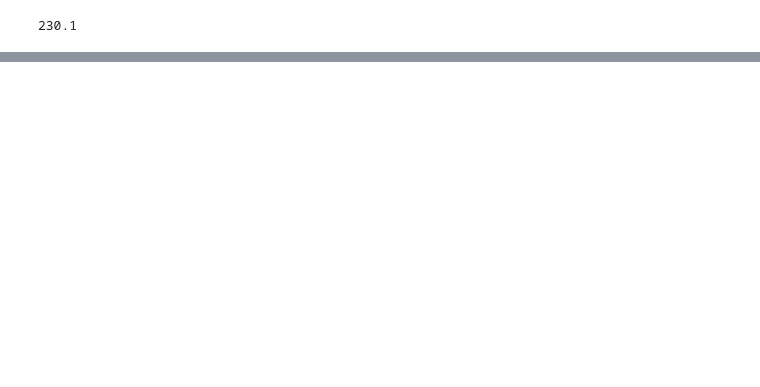
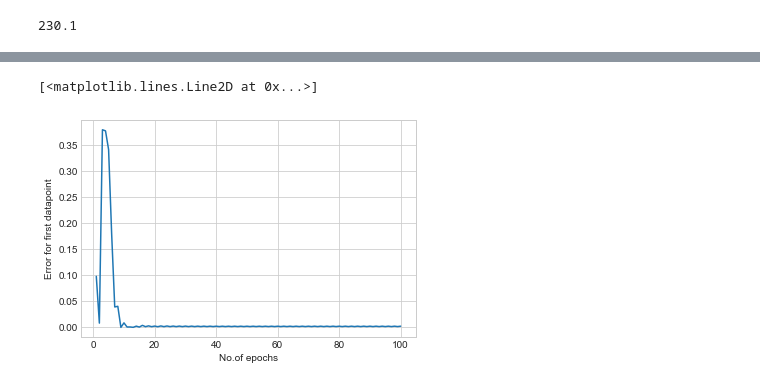
Before and after one commit to manju838/NN_Class_Assignments, a Jupyter notebook: advertising.ipynb, the cells around one changed output, grey strips where cells are left out. Saved outputs shown, nothing was run; the diff lists cells and outputs as text; code cells hidden in the pictures; blank space fills up the shorter version.

```diff
--- a/advertising.ipynb
+++ b/advertising.ipynb
@@ -55,0 +66,4 @@ NI = Network_Initialiser(data)
+# %%
+scaled_data = {"TV":scale(data.iloc[:,1],-1,1), "Radio":scale(data.iloc[:,2],-1,1), "Newspaper":scale(data.iloc[:,3],-1,1), "Sales":scale(data.iloc[:,4],0,1) }
+scaled_frame = pd.DataFrame(data = scaled_data) #Scaled_frame is dataframe created with scaled data,I used fn. defined earlier to scale data
+scaled_frame
@@ -55,0 +84,3 @@ NI = Network_Initialiser(data)
+# %%
+randomised_scale = scaled_frame.sample(frac=1, random_state = 1)
+randomised_scale ##randomised_scale is dataframe created after randomising data,I used .saample() fn. to sample data
@@ -55,0 +108,9 @@ NI = Network_Initialiser(data)
+# %%
+X = []
+for i in range(len(randomised_scale.iloc[:,:-1])):
+    X.append([randomised_scale.iloc[i,0], randomised_scale.iloc[i,1], randomised_scale.iloc[i,2]])
+y = []
+for i in range(len(randomised_scale.iloc[:,-1])):
+    y.append([randomised_scale.iloc[i,3]])
+X = np.array(X, dtype = float)
+y = np.array(y, dtype = float) #To do dot product I need to convert these into arrays,so I did that
@@ -55,0 +201,6 @@ NI = Network_Initialiser(data)
+# %%
+NN = NeuralNetwork()
+
+for i in range(100): #trains the NN 100 times/epochs
+    NN.train(X, y)
+#I printed loss for each datapoint in train method.So for 200 datapoints and 100 epochs each,total no.of loss values calculated is 20000 points,I printed shape after each epoch for more clarity
@@ -55,0 +245,14 @@ NI = Network_Initialiser(data)
+# %%
+import matplotlib.pyplot as plt
+plt.style.use('seaborn-whitegrid')
+
+fig = plt.figure() #figurecan be thought of as a single container that contains all the objects representing axes, graphics, text, and labels.
+ax = plt.axes() #The axes is a bounding box with ticks and labels, which will eventually contain the plot elements that make up our visualization.
+
+x = np.arange(1, 101)
+plt.xlabel("No.of epochs")
+plt.ylabel("Error for first datapoint")
+ax.plot(x, NN.arr)
+# %% [output]
+[<matplotlib.lines.Line2D at 0x...>]
+[figure, added]
```
Also changed, not shown: parts of 25 cells of this notebook, 1 other file.
